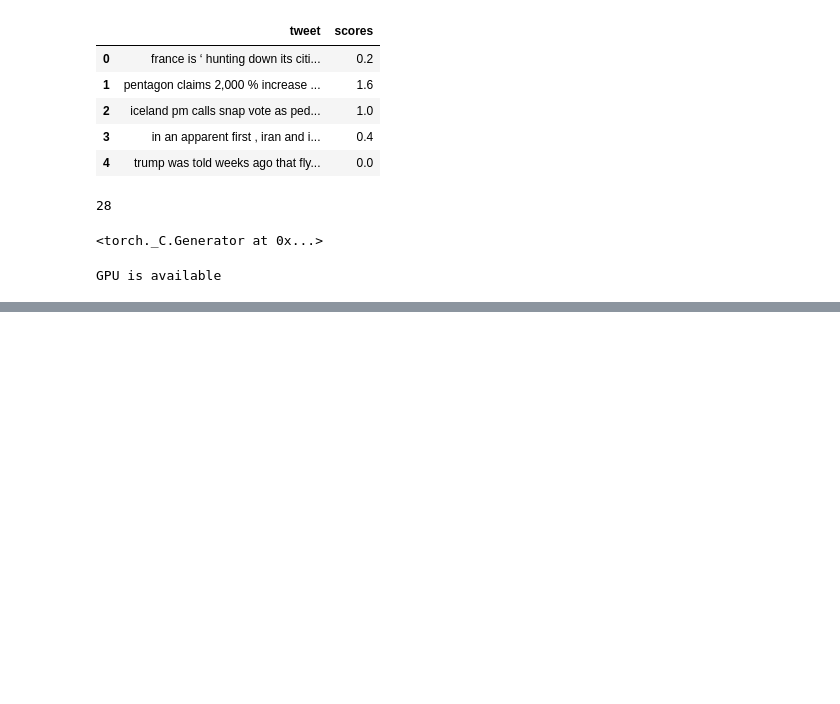
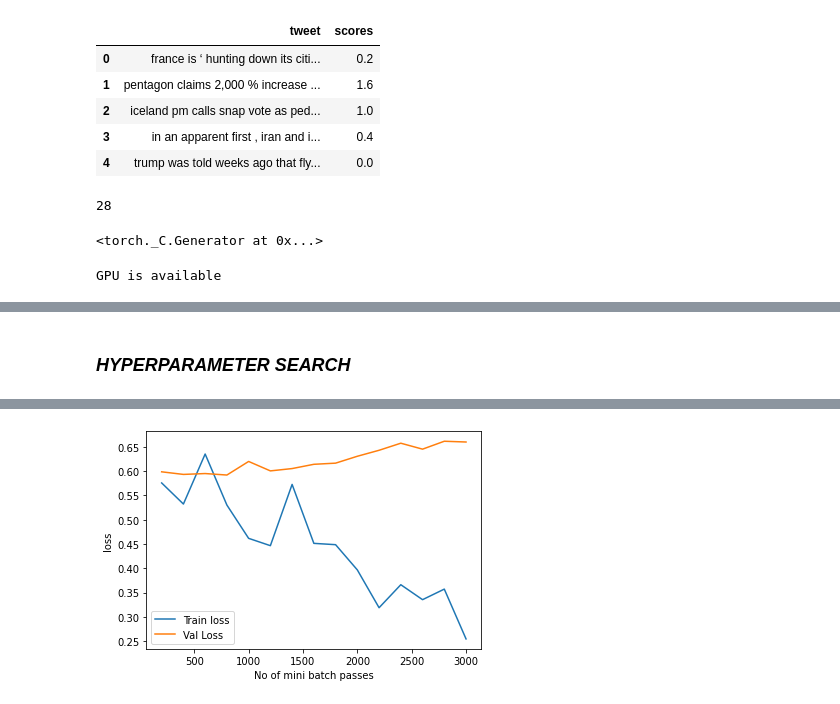
Before and after one commit to shashank-m/humour_detection, a Jupyter notebook: funny.ipynb, the cells around one changed output, grey strips where cells are left out. Drawn from its saved outputs; the diff is of its cells as text; code cells hidden in the pictures; blank space fills up the shorter version.

```diff
--- a/funny.ipynb
+++ b/funny.ipynb
@@ -144,7 +148,7 @@ max_seq_length
 # %%
 def padding(arr):
     """
-    pad the vecotrs so that all examples in the dataset have same seq length
+    pad the vectors so that all examples in the dataset have same seq length
     (equal to max seq length in dataset)
     """
     seq_length=arr.shape[0]
@@ -268,10 +275,3 @@ class humour_model(nn.Module):
                     weight.new(self.n_layers*2, batch_size, self.hidden_dim).zero_())
 
       return hidden
-# %%
-hidden_dim=100
-input_dim=X_train.shape[2]
-n_layers=1
-
-model=humour_model(input_dim,hidden_dim,n_layers)
-print(next(model.parameters()))
@@ -288,8 +278 @@ tensor([[ 0.0515, -0.0441, -0.0194,  ...,  0.0014, -0.0571, -0.0558],
-# %%
-
-lr=0.00001
-
-criterion = nn.MSELoss()
-optimizer = torch.optim.Adam(model.parameters(), lr=lr)
-scheduler=torch.optim.lr_scheduler.ExponentialLR(optimizer, gamma=2, last_epoch=-1)
 # %%
@@ -412,0 +376,5 @@ for line in f:
+# %% [markdown]
+### ***HYPERPARAMETER SEARCH***
+# %%
+train_validate(30,1e-4,100,1)
+# %% [output]
@@ -412,0 +397 @@ for line in f:
+[figure, added]
```
Also changed, not shown: parts of 17 cells of this notebook.
